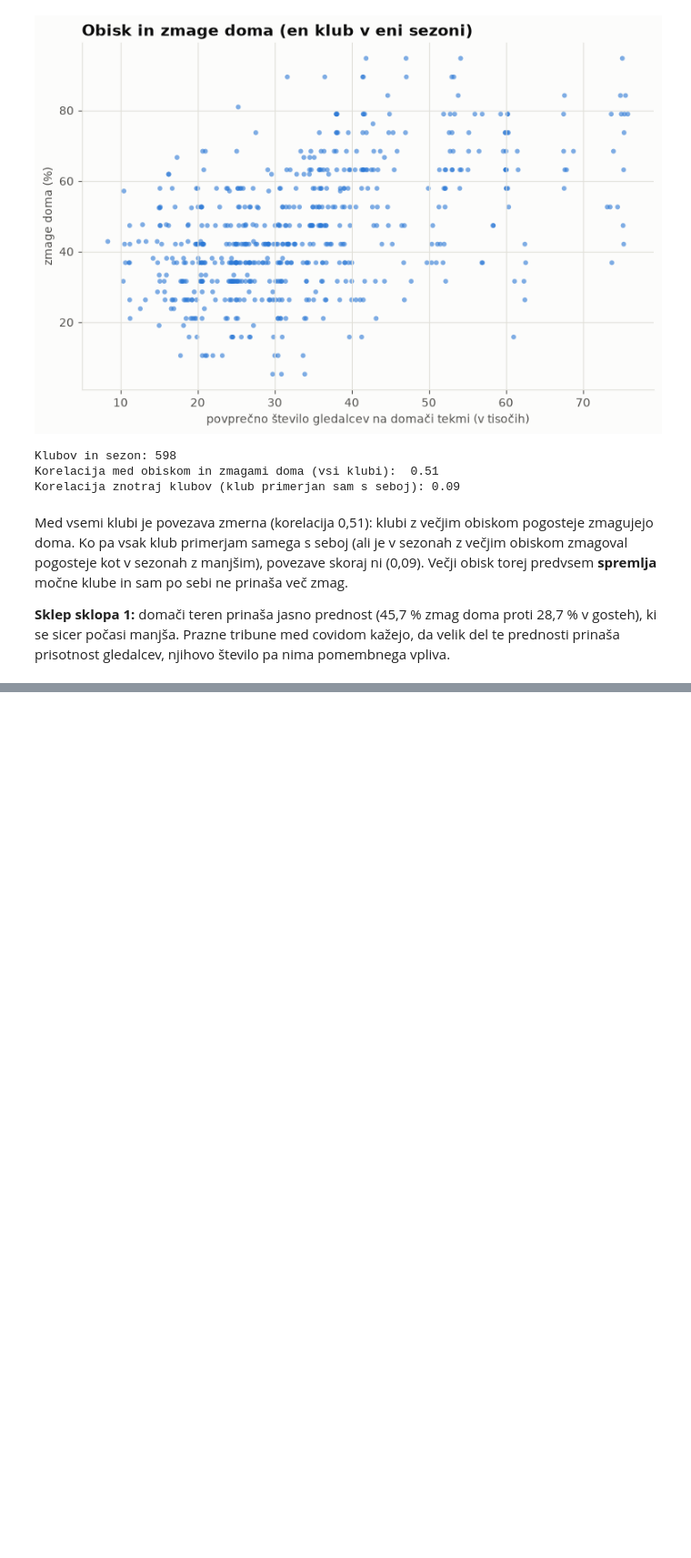
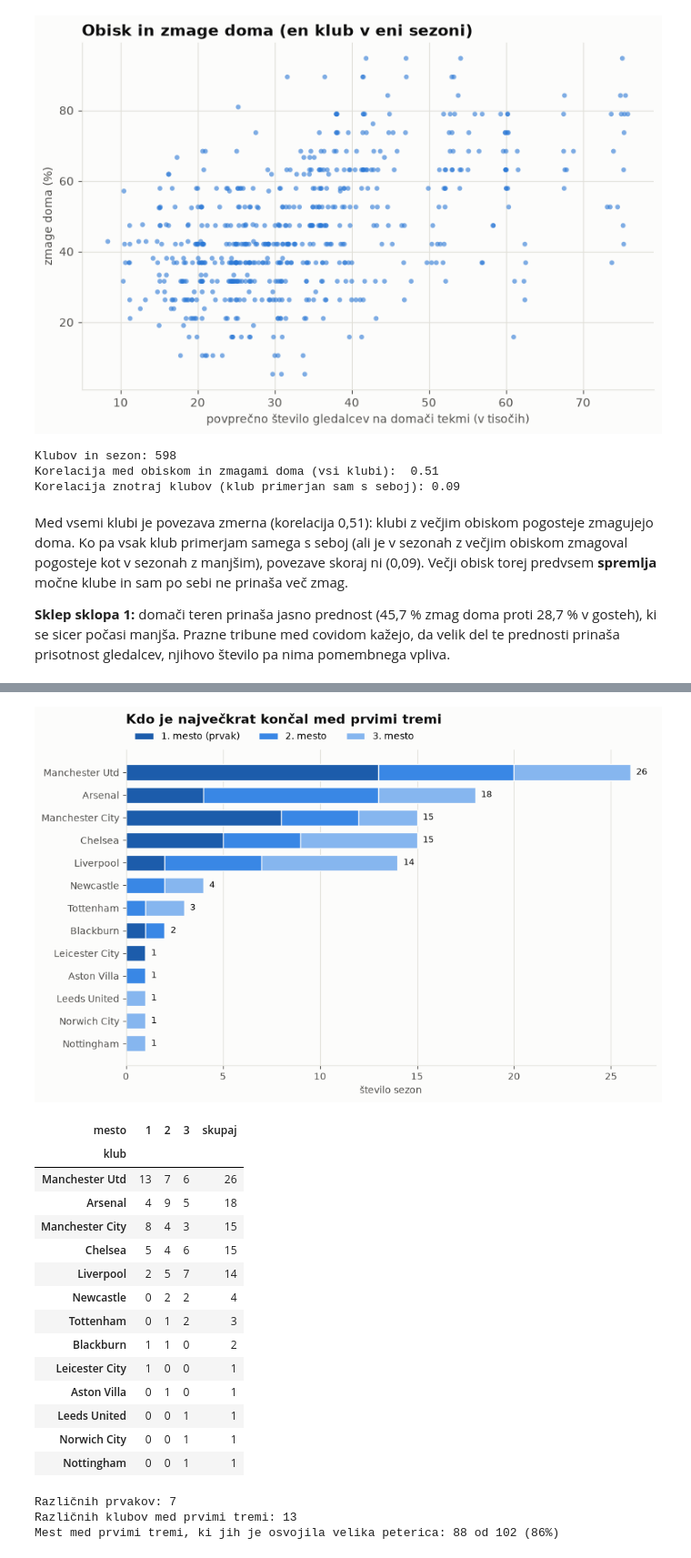
Before and after one commit to aljazzorc/projekt-uvp, a Jupyter notebook: analiza.ipynb, the cells around one changed output, grey strips where cells are left out. Shown at 91% size. Cells and saved outputs as stored; diff of their text form; code cells hidden in the pictures; blank space fills up the shorter version.

```diff
--- a/analiza.ipynb
+++ b/analiza.ipynb
@@ -395,0 +405,34 @@ pomembnega vpliva.
+# %%
+vrh = uvrstitve_na_vrhu(lestvice)
+graf_uvrstitev_na_vrhu(vrh)
+plt.show()
+
+vrh
+# %% [output]
+[figure, added]
+| mesto | 1 | 2 | 3 | skupaj |
+| klub |  |  |  |  |
+| Manchester Utd | 13 | 7 | 6 | 26 |
+| Arsenal | 4 | 9 | 5 | 18 |
+| Manchester City | 8 | 4 | 3 | 15 |
+| Chelsea | 5 | 4 | 6 | 15 |
+| Liverpool | 2 | 5 | 7 | 14 |
+| Newcastle | 0 | 2 | 2 | 4 |
+| Tottenham | 0 | 1 | 2 | 3 |
+| Blackburn | 1 | 1 | 0 | 2 |
+| Leicester City | 1 | 0 | 0 | 1 |
+| Aston Villa | 0 | 1 | 0 | 1 |
+| Leeds United | 0 | 0 | 1 | 1 |
+| Norwich City | 0 | 0 | 1 | 1 |
+| Nottingham | 0 | 0 | 1 | 1 |
+# %%
+velika_peterica = ["Manchester Utd", "Arsenal", "Manchester City", "Chelsea", "Liverpool"]
+mest_velike_peterice = vrh.loc[velika_peterica, "skupaj"].sum()
+print(f"Različnih prvakov: {(vrh[1] > 0).sum()}")
+print(f"Različnih klubov med prvimi tremi: {len(vrh)}")
+print(f"Mest med prvimi tremi, ki jih je osvojila velika peterica: "
+      f"{mest_velike_peterice} od {vrh['skupaj'].sum()} ({mest_velike_peterice / vrh['skupaj'].sum():.0%})")
+# %% [output]
+Različnih prvakov: 7
+Različnih klubov med prvimi tremi: 13
+Mest med prvimi tremi, ki jih je osvojila velika peterica: 88 od 102 (86%)
```
Also changed, not shown: parts of 9 cells of this notebook, 2 other files.
